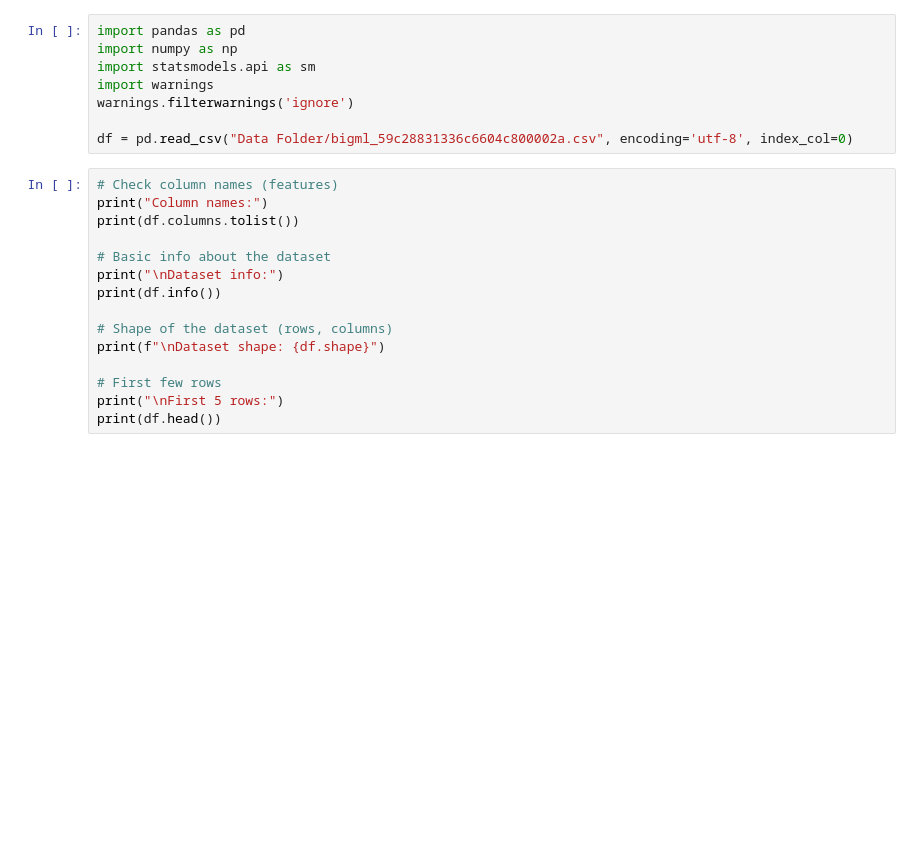
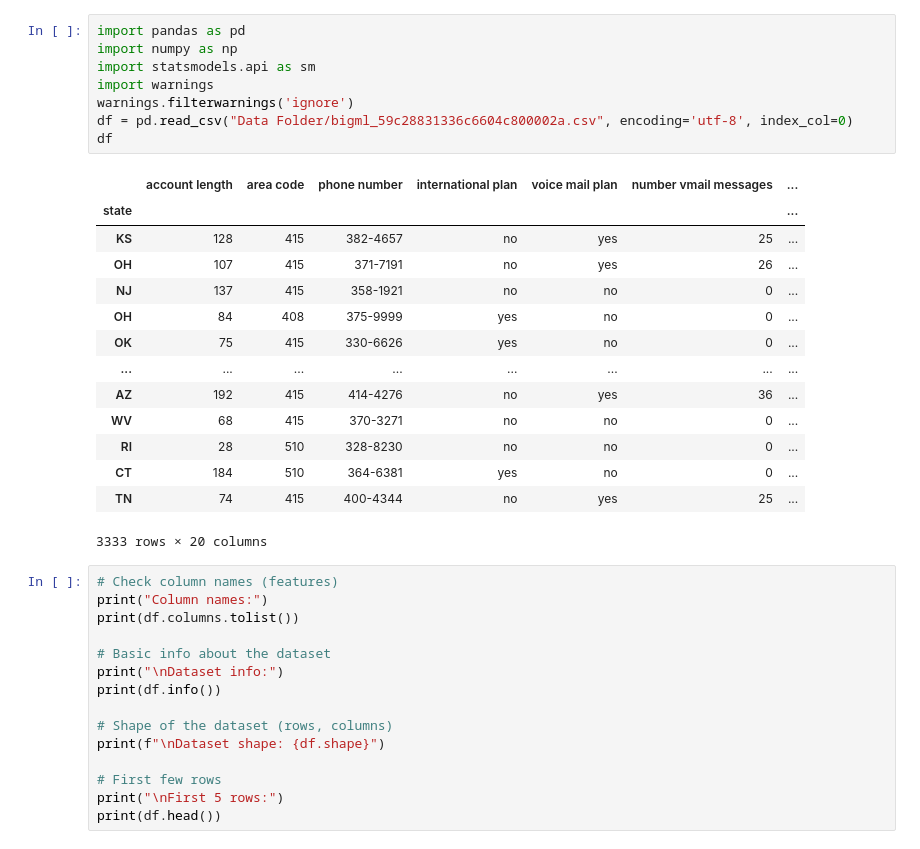
Before and after one commit to Mirriam-Tech/Project-Telecommunication-Customer-Churn-Ml-, a Jupyter notebook: ProjectNotebook1.ipynb, the cells around one changed output. Cells and saved outputs as stored; diff of their text form; blank space fills up the shorter version.

```diff
--- a/ProjectNotebook1.ipynb
+++ b/ProjectNotebook1.ipynb
@@ -1,11 +1,26 @@
 # %%
 import pandas as pd
 import numpy as np
 import statsmodels.api as sm
 import warnings
 warnings.filterwarnings('ignore')
-
 df = pd.read_csv("Data Folder/bigml_59c28831336c6604c800002a.csv", encoding='utf-8', index_col=0)
+df
+# %% [output]
+|  | account length | area code | phone number | international plan | voice mail plan | number vmail messages | ... |
+| state |  |  |  |  |  |  | ... |
+| KS | 128 | 415 | 382-4657 | no | yes | 25 | ... |
+| OH | 107 | 415 | 371-7191 | no | yes | 26 | ... |
+| NJ | 137 | 415 | 358-1921 | no | no | 0 | ... |
+| OH | 84 | 408 | 375-9999 | yes | no | 0 | ... |
+| OK | 75 | 415 | 330-6626 | yes | no | 0 | ... |
+| ... | ... | ... | ... | ... | ... | ... | ... |
+| AZ | 192 | 415 | 414-4276 | no | yes | 36 | ... |
+| WV | 68 | 415 | 370-3271 | no | no | 0 | ... |
+| RI | 28 | 510 | 328-8230 | no | no | 0 | ... |
+| CT | 184 | 510 | 364-6381 | yes | no | 0 | ... |
+| TN | 74 | 415 | 400-4344 | no | yes | 25 | ... |
+3333 rows × 20 columns
 # %%
 # Check column names (features)
 print("Column names:")
```
Also changed, not shown: parts of 7 cells of this notebook.
